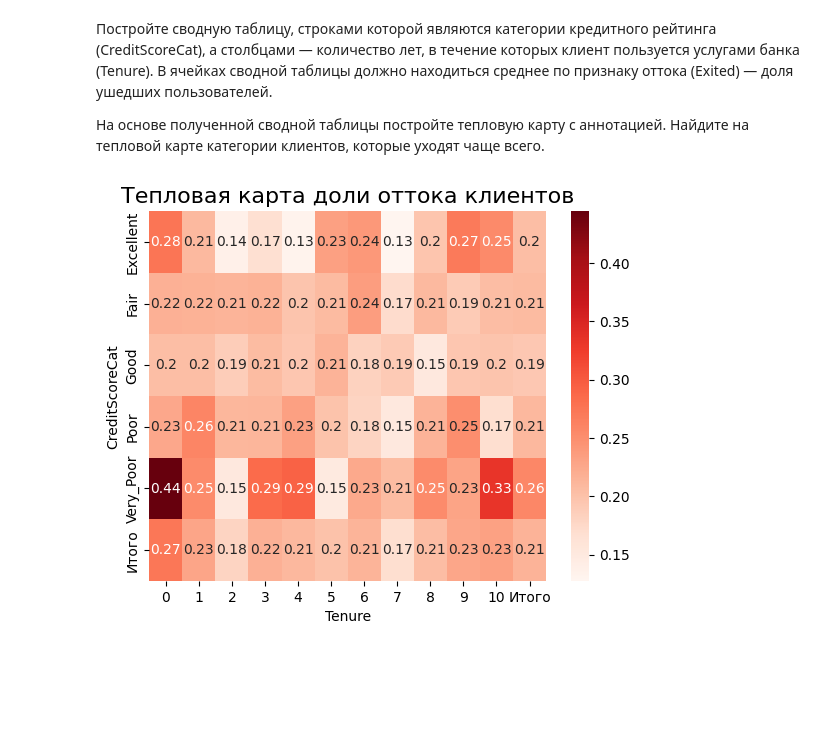
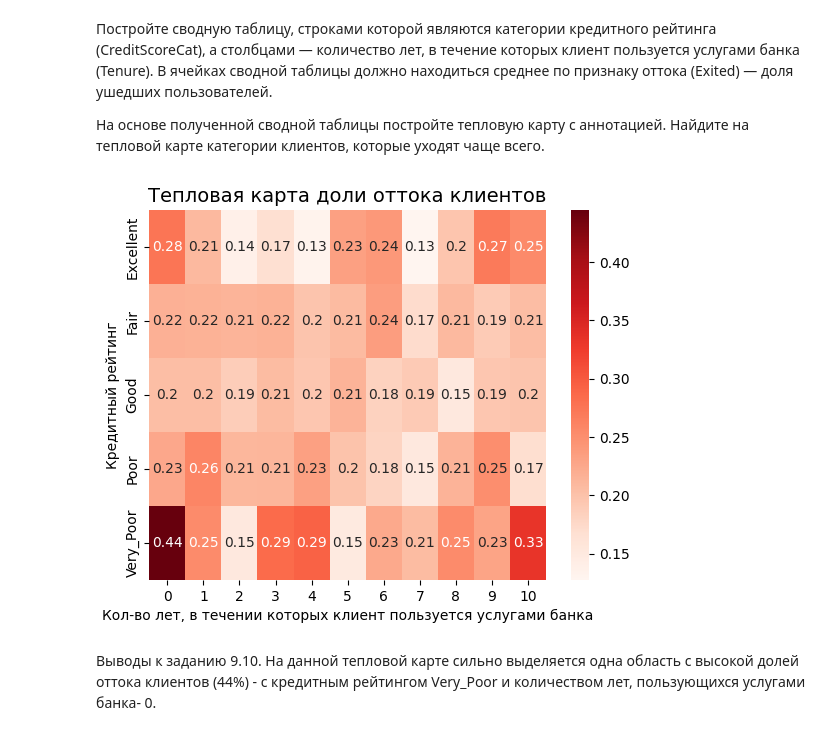
Before and after one commit to V3ence/DS_education, a Jupyter notebook: project_0.5/Visualization.ipynb, the cells around one changed output. Cells and saved outputs as stored; diff of their text form; code cells hidden in the pictures; blank space fills up the shorter version.

```diff
--- a/project_0.5/Visualization.ipynb
+++ b/project_0.5/Visualization.ipynb
@@ -178,31 +200,32 @@ fig9.show()
 # %%
 def get_credit_score_cat(credit_score):
     if credit_score >= 300 and credit_score < 500:
         return "Very_Poor"
     elif credit_score >= 500 and credit_score < 601:
         return "Poor"
     elif credit_score >= 601 and credit_score < 661:
         return "Fair"
     elif credit_score >= 661 and credit_score < 781:
         return "Good"
     elif credit_score >= 781 and credit_score < 851:
         return "Excellent"
     elif credit_score >= 851:
         return "Top"
     elif credit_score < 300:
         return "Deep"
 
-churn_data['CreditScoreCat']=churn_data['CreditScore'].apply(get_credit_score_cat).astype('category')
-heat_map=churn_data.pivot_table(
-    values='Exited',
-    index='CreditScoreCat',
-    columns='Tenure'
+churn_data['CreditScoreCat'] = churn_data['CreditScore'].apply(get_credit_score_cat).astype('category')
+heat_map = churn_data.pivot_table(
+    values = 'Exited',
+    index = 'CreditScoreCat',
+    columns = 'Tenure'
 )
 
-heat_map.loc['Итого']=heat_map.mean()
-heat_map['Итого']=heat_map.mean(axis=1)
-
-heatmap = sns.heatmap(data=heat_map, cmap='Reds', annot=True)
-heatmap.set_title('Тепловая карта доли оттока клиентов', fontsize=16);
+heatmap = sns.heatmap(heat_map, cmap='Reds', annot=True)
+heatmap.set_title('Тепловая карта доли оттока клиентов', fontsize=14);
+heatmap.set_xlabel("Кол-во лет, в течении которых клиент пользуется услугами банка")
+heatmap.set_ylabel("Кредитный рейтинг");
 # %% [output]
-[figure, old version]
+[figure, new version]
+# %% [markdown]
+Выводы к заданию 9.10. На данной тепловой карте сильно выделяется одна область с высокой долей оттока клиентов (44%) - с кредитным рейтингом Very_Poor и количеством лет, пользующихся услугами банка- 0.
```
Also changed, not shown: parts of 17 cells of this notebook.
